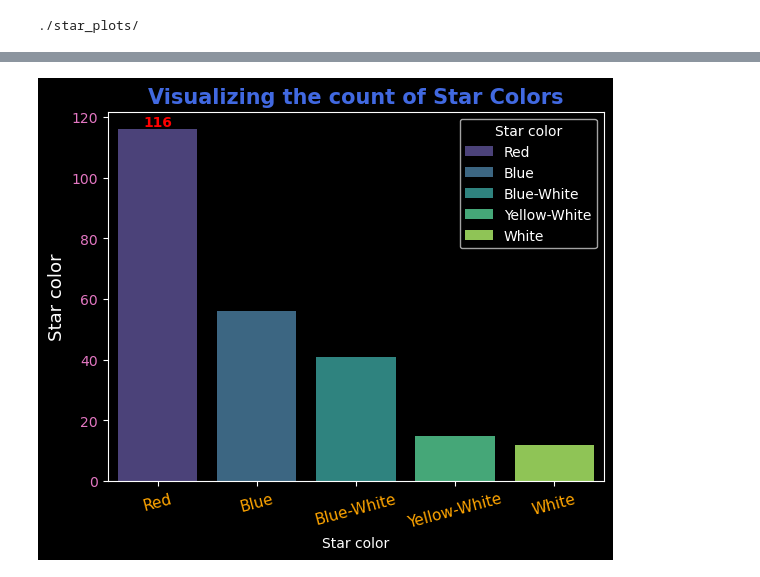
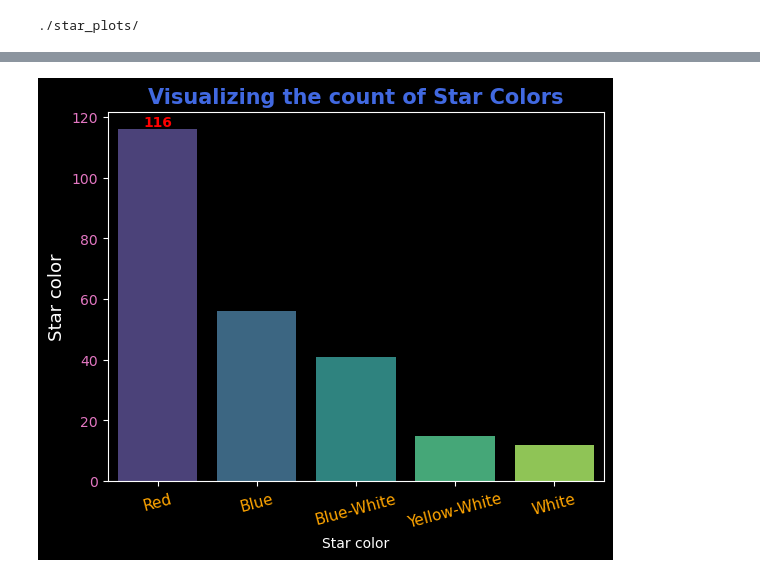
Before and after one commit to Michal-Radomski/Python-Data-Visualization, a Jupyter notebook: 05 Astronomy Research/01_visualization.ipynb, the cells around one changed output, grey strips where cells are left out. Drawn from its saved outputs; the diff is of its cells as text; code cells hidden in the pictures.

```diff
--- a/05 Astronomy Research/01_visualization.ipynb
+++ b/05 Astronomy Research/01_visualization.ipynb
@@ -99,15 +99,15 @@ plt.show()
 # %%
 # Visualizing the Star color data
 ax = sns.barplot(x=star_df['Star color'].value_counts().index,
             y=star_df['Star color'].value_counts(),
-            palette='viridis', hue=star_df['Star color'].value_counts().index, legend=True)
+            palette='viridis', hue=star_df['Star color'].value_counts().index, legend=False)
 ax.bar_label(ax.containers[0], color='red', weight='bold')
 
 plt.title('Visualizing the count of Star Colors', color='royalblue', fontsize=15, weight='bold')
 plt.xticks(rotation=15, color='orange', fontsize=11)
 plt.ylabel('Star color',color='white', fontsize=13)
 plt.yticks(color='tab:pink')
 plt.savefig(base_dir+'star_colors_viz.png')
 plt.show()
 # %% [output]
-[figure, old version]
+[figure, new version]
```
Also changed, not shown: parts of 7 cells of this notebook, 3 other files.
